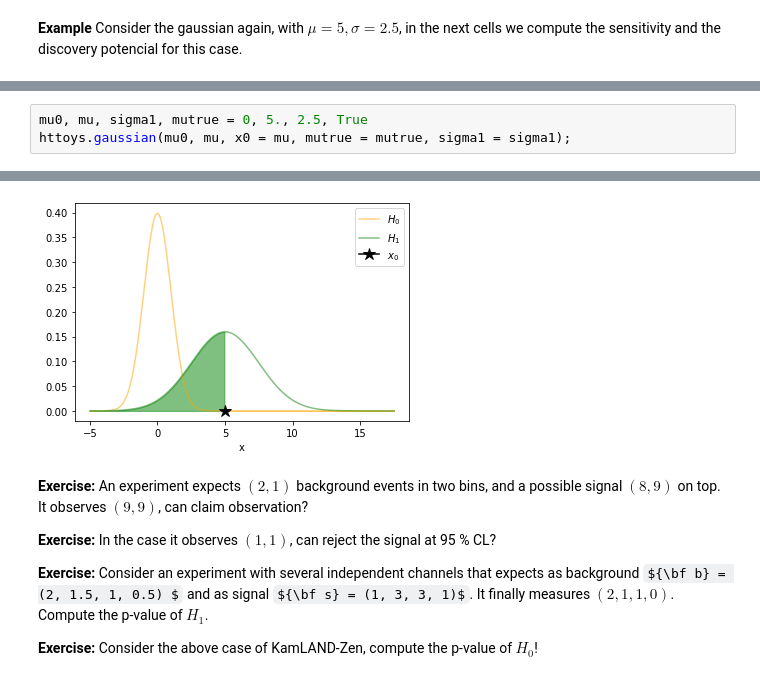
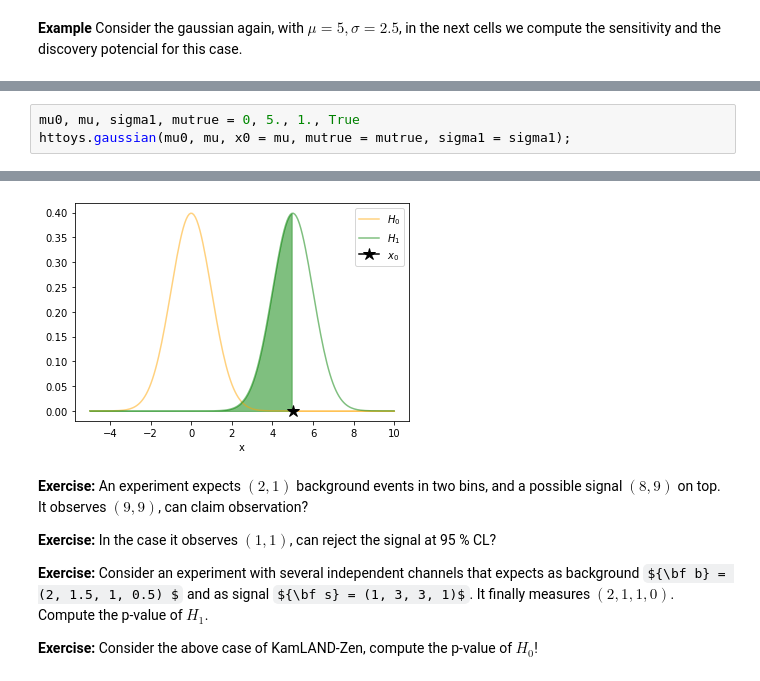
Before and after one commit to jahernando/USC-TA, a Jupyter notebook: ta_hypothesis_test.ipynb, the cells around one changed output, grey strips where cells are left out. Drawn from its saved outputs; the diff is of its cells as text; some formulas as TeX source.

```diff
--- a/ta_hypothesis_test.ipynb
+++ b/ta_hypothesis_test.ipynb
@@ -362,5 +391,5 @@ CLs           : 0.059870752374930704
 # %%
-mu0, mu, sigma1, mutrue = 0, 5., 2.5, True
+mu0, mu, sigma1, mutrue = 0, 5., 1., True
 httoys.gaussian(mu0, mu, x0 = mu, mutrue = mutrue, sigma1 = sigma1);
 # %% [output]
 observed data : 5.0
@@ -370,4 +399,4 @@ CLs           : 0.5000001433258271
-[figure, old version]
+[figure, new version]
 # %% [markdown]
 **Exercise:** An experiment expects $(2, 1)$ background events in two bins, and a possible signal $(8, 9)$ on top. It observes $(9, 9)$, can claim observation?
 
```
Also changed, not shown: parts of 29 cells of this notebook.
